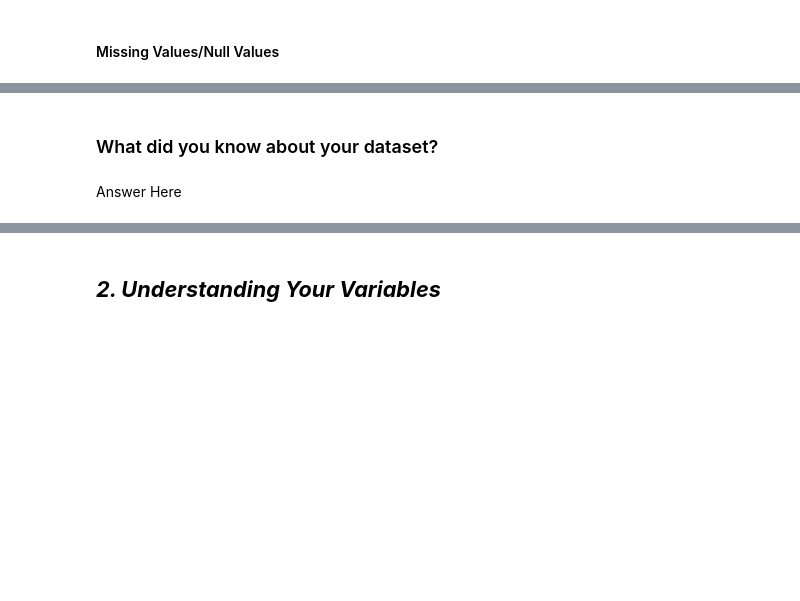
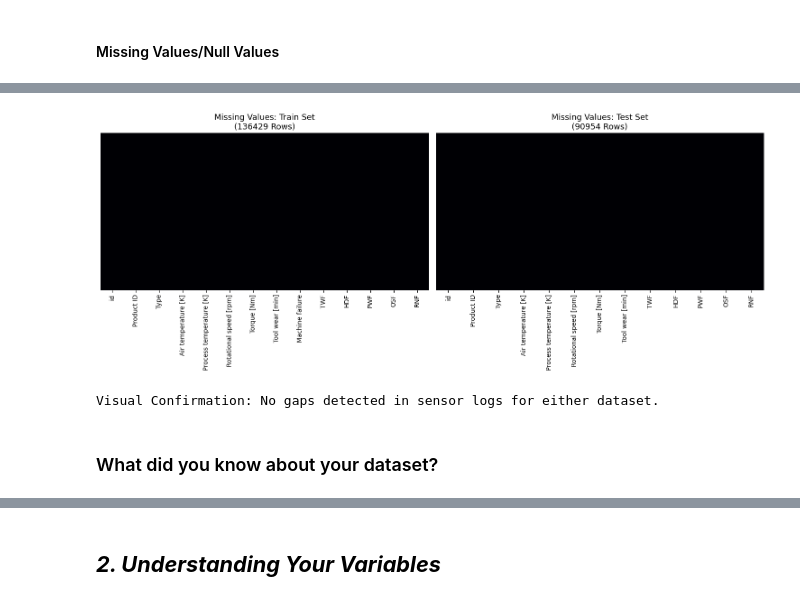
Before and after one commit to Nikkkhhill97/Tata_Steel_Machine_Failure_Prediction, a Jupyter notebook: Tata_Steel_Machine_Failure_Prediction.ipynb, the cells around one changed output, grey strips where cells are left out. Cells and saved outputs as stored; diff of their text form; code cells hidden in the pictures; blank space fills up the shorter version.

```diff
--- a/Tata_Steel_Machine_Failure_Prediction.ipynb
+++ b/Tata_Steel_Machine_Failure_Prediction.ipynb
@@ -328,4 +357,32 @@ No duplicate records found. Data integrity is maintained.
+# %%
+# Visualizing the missing values
+
+import seaborn as sns
+import matplotlib.pyplot as plt
+
+# Create a figure with two subplots (Train vs Test)
+plt.figure(figsize=(15, 6))
+
+# Subplot 1: Train Dataset
+plt.subplot(1, 2, 1)
+sns.heatmap(df_train.isnull(), yticklabels=False, cbar=False, cmap='magma')
+plt.title(f"Missing Values: Train Set\n({df_train.shape[0]} Rows)", fontsize=13)
+
+# Subplot 2: Test Dataset
+plt.subplot(1, 2, 2)
+sns.heatmap(df_test.isnull(), yticklabels=False, cbar=False, cmap='magma')
+plt.title(f"Missing Values: Test Set\n({df_test.shape[0]} Rows)", fontsize=13)
+
+plt.tight_layout()
+plt.show()
+
+# Conclusion on Data Cleanliness
+if df_train.isnull().sum().sum() == 0 and df_test.isnull().sum().sum() == 0:
+    print("Visual Confirmation: No gaps detected in sensor logs for either dataset.")
+else:
+    print("Visual Confirmation: Gaps detected. Imputation required.")
+# %% [output]
+[figure, added]
+Visual Confirmation: No gaps detected in sensor logs for either dataset.
 # %% [markdown]
 ### What did you know about your dataset?
-# %% [markdown]
-Answer Here
```
Also changed, not shown: parts of 24 cells of this notebook.
